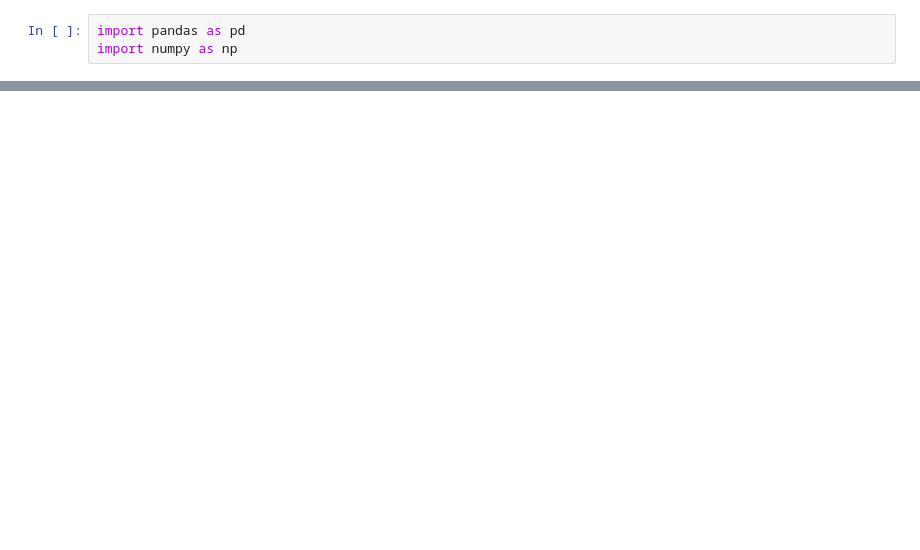
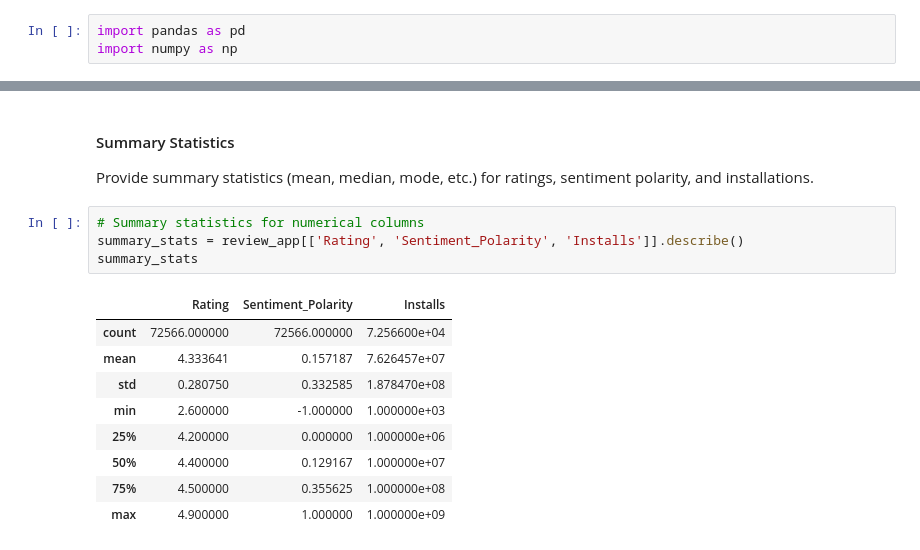
Before and after one commit to LeoH10462/cogs189_final, a Jupyter notebook: proj.ipynb, the cells around one changed output, grey strips where cells are left out. Saved outputs shown, nothing was run; the diff lists cells and outputs as text; blank space fills up the shorter version.

```diff
--- a/proj.ipynb
+++ b/proj.ipynb
@@ -23,0 +65,17 @@ app.head()
+# %% [markdown]
+#### Summary Statistics
+Provide summary statistics (mean, median, mode, etc.) for ratings, sentiment polarity, and installations.
+# %%
+# Summary statistics for numerical columns
+summary_stats = review_app[['Rating', 'Sentiment_Polarity', 'Installs']].describe()
+summary_stats
+# %% [output]
+|  | Rating | Sentiment_Polarity | Installs |
+| count | 72566.000000 | 72566.000000 | 7.256600e+04 |
+| mean | 4.333641 | 0.157187 | 7.626457e+07 |
+| std | 0.280750 | 0.332585 | 1.878470e+08 |
+| min | 2.600000 | -1.000000 | 1.000000e+03 |
+| 25% | 4.200000 | 0.000000 | 1.000000e+06 |
+| 50% | 4.400000 | 0.129167 | 1.000000e+07 |
+| 75% | 4.500000 | 0.355625 | 1.000000e+08 |
+| max | 4.900000 | 1.000000 | 1.000000e+09 |
```
Also changed, not shown: parts of 15 cells of this notebook.
